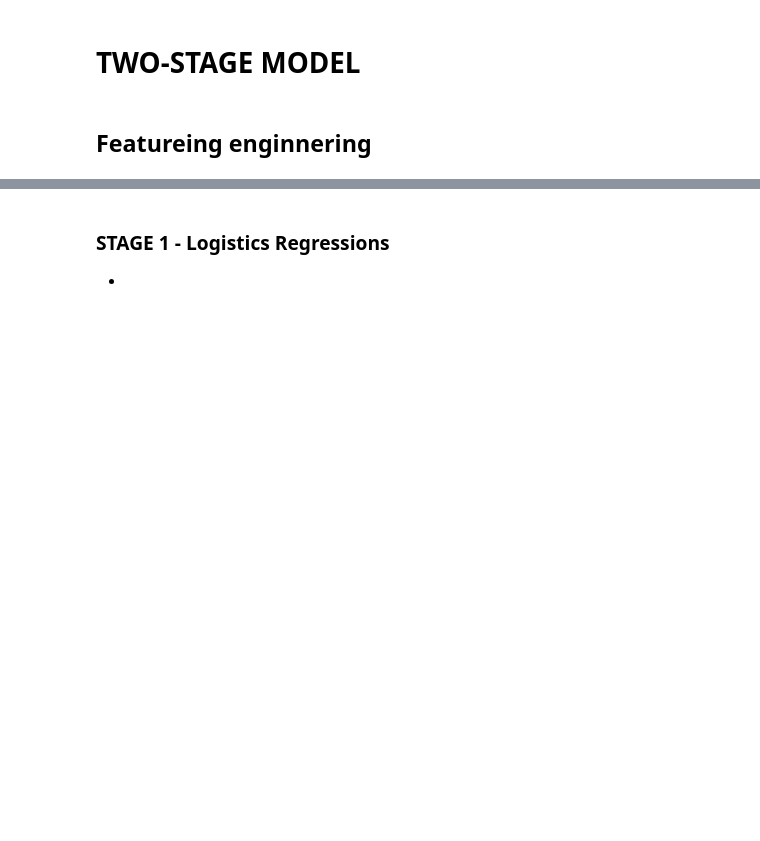
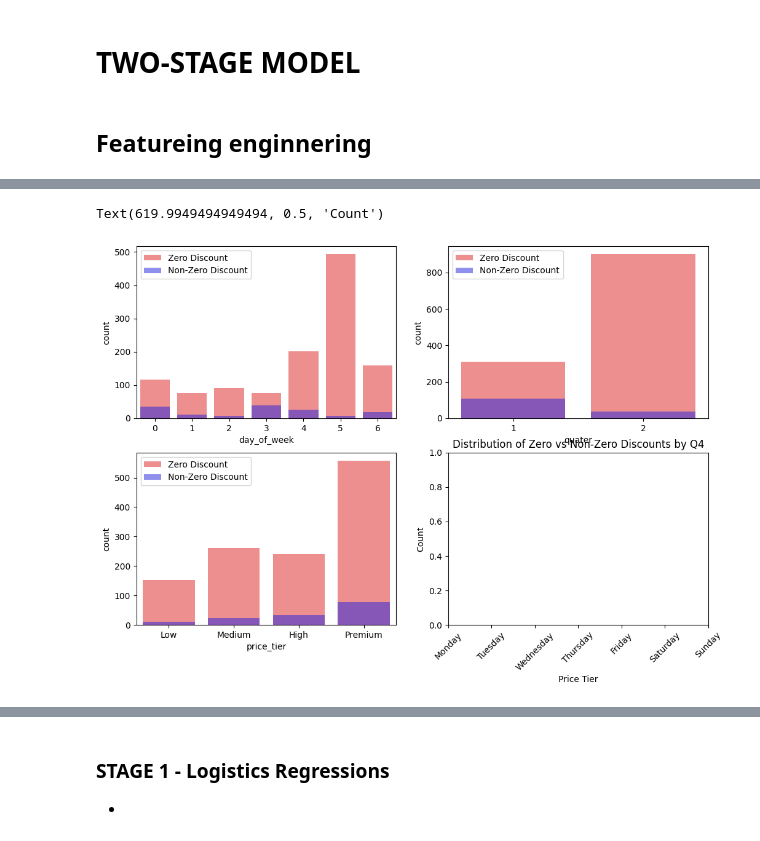
Before and after one commit to dealcatcher/jupyter-lab-models, a Jupyter notebook: two-stage-model.ipynb, the cells around one changed output, grey strips where cells are left out. Saved outputs shown, nothing was run; the diff lists cells and outputs as text; code cells hidden in the pictures; blank space fills up the shorter version.

```diff
--- a/two-stage-model.ipynb
+++ b/two-stage-model.ipynb
@@ -95,3 +102,40 @@ df[['date', 'day_of_week', 'week_of_year', 'is_thursday']].head()
+# %%
+zero_count = test[test["y"] == 0]
+non_zero_count =  test[test["y"] > 0]
+
+fig, axes = plt.subplots(
+    nrows=2,
+    ncols=2,
+    figsize=(12, 8)   # ← control width here
+)
+
+weekdays = ['Monday', 'Tuesday', 'Wednesday', 'Thursday', 'Friday', 'Saturday', 'Sunday']
+sns.countplot(x=zero_count["day_of_week"] ,color='red', alpha=0.5, label='Zero Discount', ax=axes[0, 0])
+sns.countplot(x=non_zero_count["day_of_week"], color='blue', alpha=0.5, label='Non-Zero Discount', ax=axes[0, 0])
+plt.xticks(ticks=range(7), labels=weekdays, rotation=45)
+plt.xlabel('Day of Week')
+plt.ylabel('Count')
+plt.title('Distribution of Zero vs Non-Zero Discounts by Day of Week')
+plt.savefig('./images/day_of_week.png')
+
+
+
+
+sns.countplot(x=zero_count["quater"] ,color='red', alpha=0.5, label='Zero Discount', ax=axes[0, 1])
+sns.countplot(x=non_zero_count["quater"], color='blue', alpha=0.5, label='Non-Zero Discount', ax=axes[0, 1])
+
+plt.xlabel('Is Q4')
+plt.ylabel('Count')
+plt.title('Distribution of Zero vs Non-Zero Discounts by Q4')
+plt.savefig('./images/q4.png')
+
+sns.countplot(x=zero_count["price_tier"] ,color='red', alpha=0.5, label='Zero Discount', ax=axes[1, 0])
+sns.countplot(x=non_zero_count["price_tier"], color='blue', alpha=0.5, label='Non-Zero Discount', ax=axes[1, 0])
+plt.xlabel('Price Tier')
+plt.ylabel('Count')
+# %% [output]
+Text(619.9949494949494, 0.5, 'Count')
+[figure, added]
 # %%
 train_orig = train.copy()
 test_orig  = test.copy()
```
Also changed, not shown: parts of 12 cells of this notebook, 10 other files.
